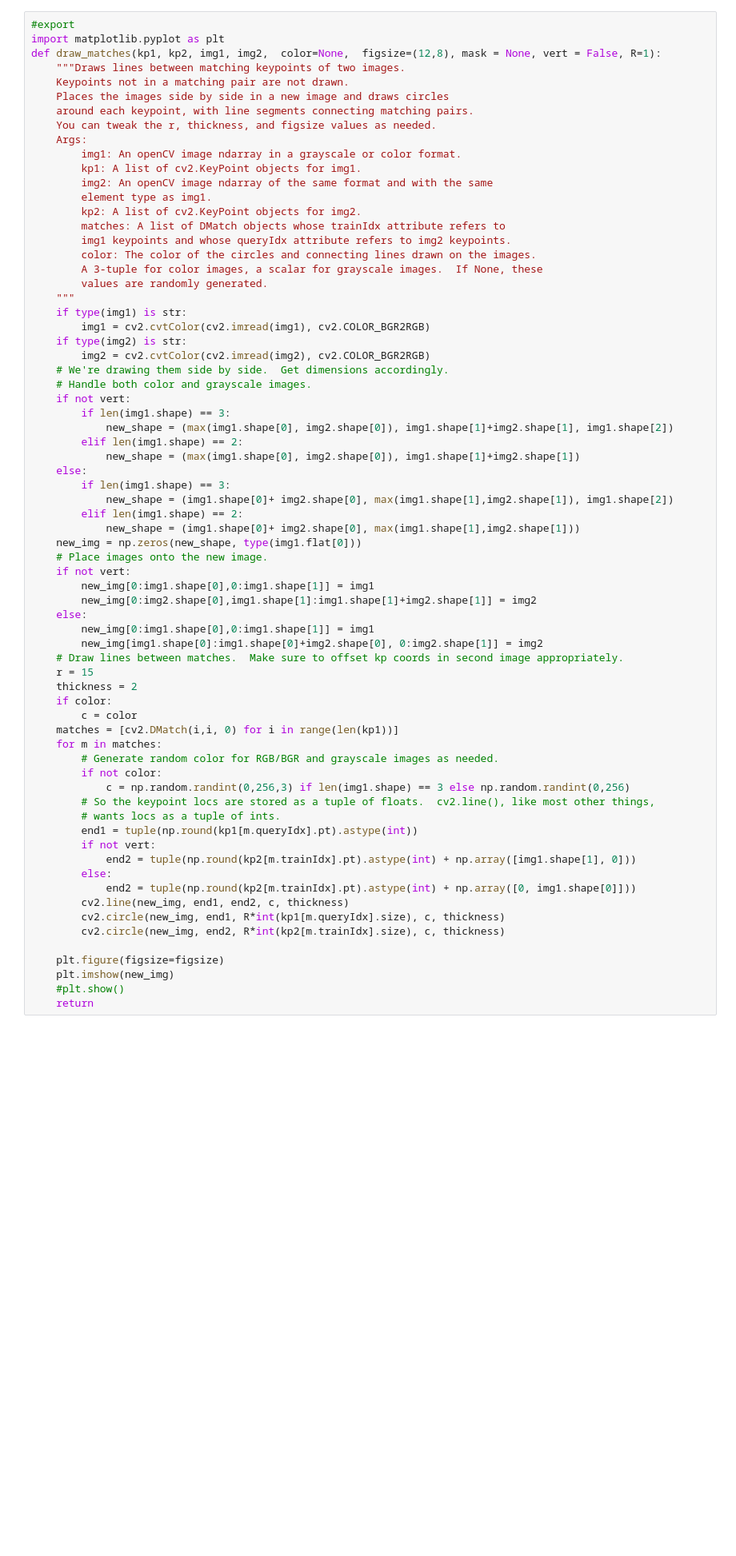
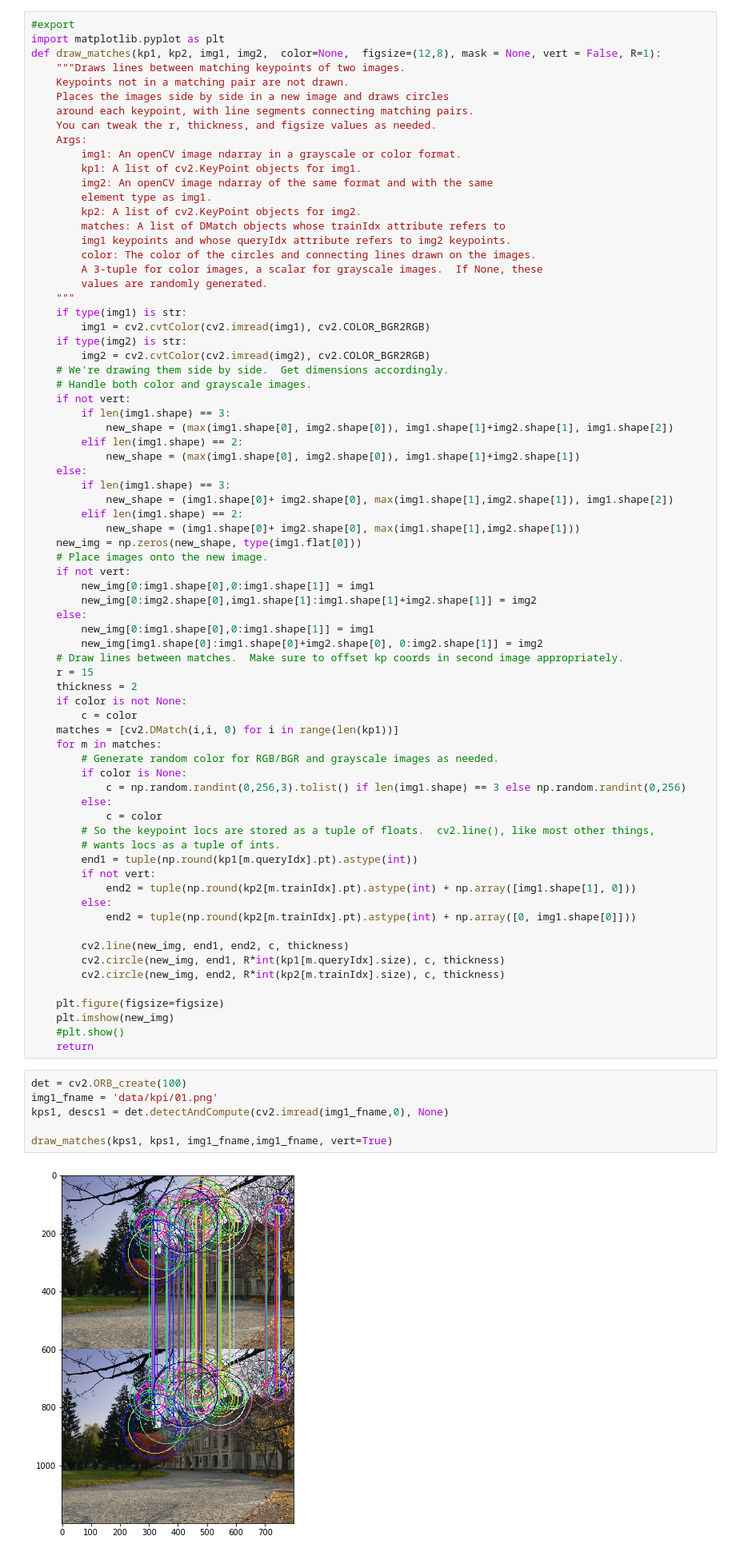
Before and after one commit to ducha-aiki/local_feature_tutorial, a Jupyter notebook: visualization.ipynb, the cells around one changed output. Shown at 80% size. Saved outputs shown, nothing was run; the diff lists cells and outputs as text; blank space fills up the shorter version.

```diff
--- a/visualization.ipynb
+++ b/visualization.ipynb
@@ -101,13 +116,15 @@ def draw_matches(kp1, kp2, img1, img2,  color=None,  figsize=(12,8), mask = None
     # Draw lines between matches.  Make sure to offset kp coords in second image appropriately.
     r = 15
     thickness = 2
-    if color:
+    if color is not None:
         c = color
     matches = [cv2.DMatch(i,i, 0) for i in range(len(kp1))]
     for m in matches:
         # Generate random color for RGB/BGR and grayscale images as needed.
-        if not color:
-            c = np.random.randint(0,256,3) if len(img1.shape) == 3 else np.random.randint(0,256)
+        if color is None:
+            c = np.random.randint(0,256,3).tolist() if len(img1.shape) == 3 else np.random.randint(0,256)
+        else:
+            c = color
         # So the keypoint locs are stored as a tuple of floats.  cv2.line(), like most other things,
         # wants locs as a tuple of ints.
         end1 = tuple(np.round(kp1[m.queryIdx].pt).astype(int))
@@ -115,6 +132,7 @@ def draw_matches(kp1, kp2, img1, img2,  color=None,  figsize=(12,8), mask = None
             end2 = tuple(np.round(kp2[m.trainIdx].pt).astype(int) + np.array([img1.shape[1], 0]))
         else:
             end2 = tuple(np.round(kp2[m.trainIdx].pt).astype(int) + np.array([0, img1.shape[0]]))
+
         cv2.line(new_img, end1, end2, c, thickness)
         cv2.circle(new_img, end1, R*int(kp1[m.queryIdx].size), c, thickness)
         cv2.circle(new_img, end2, R*int(kp2[m.trainIdx].size), c, thickness)
@@ -123,6 +141,14 @@ def draw_matches(kp1, kp2, img1, img2,  color=None,  figsize=(12,8), mask = None
     plt.imshow(new_img)
     #plt.show()
     return
+# %%
+det = cv2.ORB_create(100)
+img1_fname = 'data/kpi/01.png'
+kps1, descs1 = det.detectAndCompute(cv2.imread(img1_fname,0), None)
+
+draw_matches(kps1, kps1, img1_fname,img1_fname, vert=True)
+# %% [output]
+[figure, added]
 # %%
 #hide
 from nbdev.export import notebook2script
```
Also changed, not shown: parts of 4 cells of this notebook, 9 other files.
